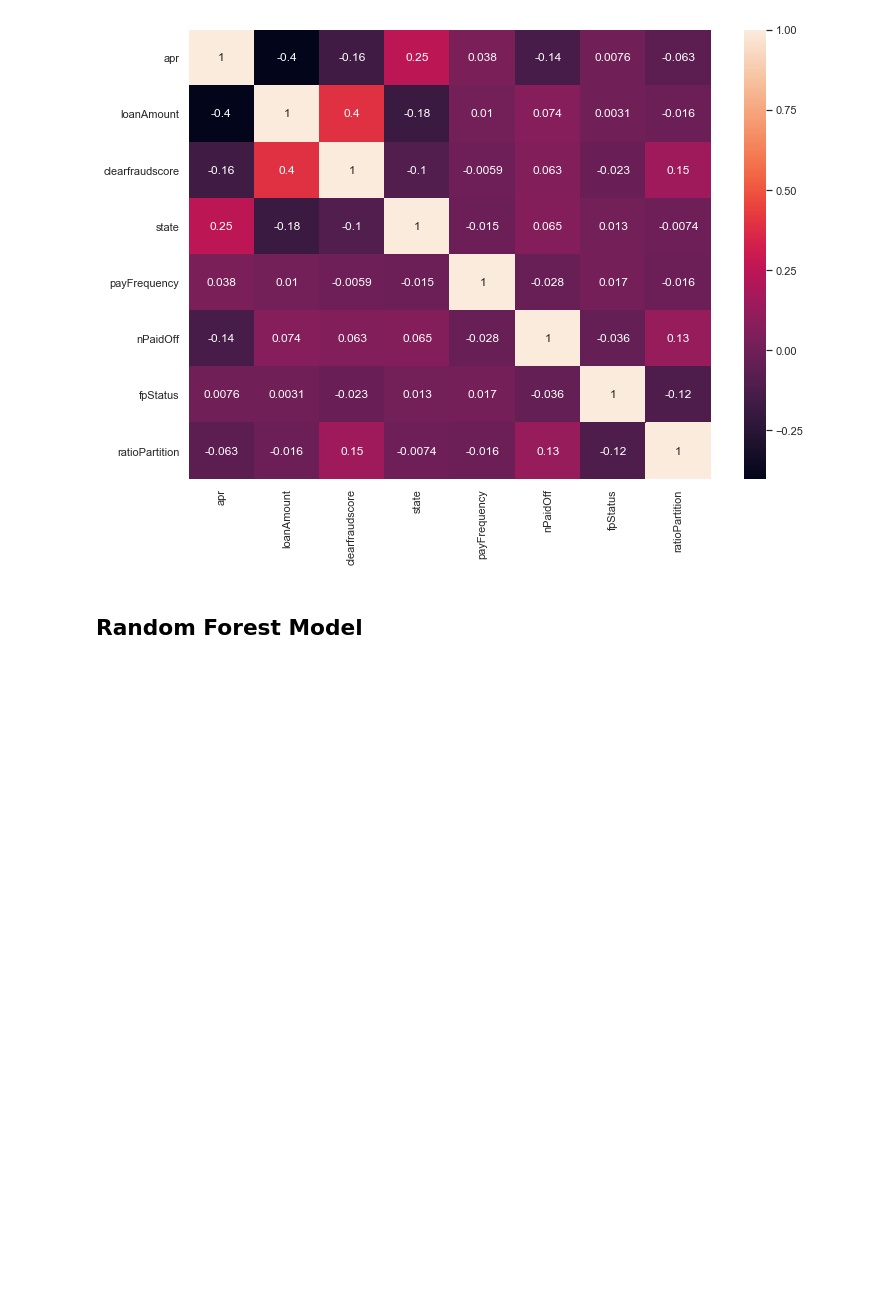
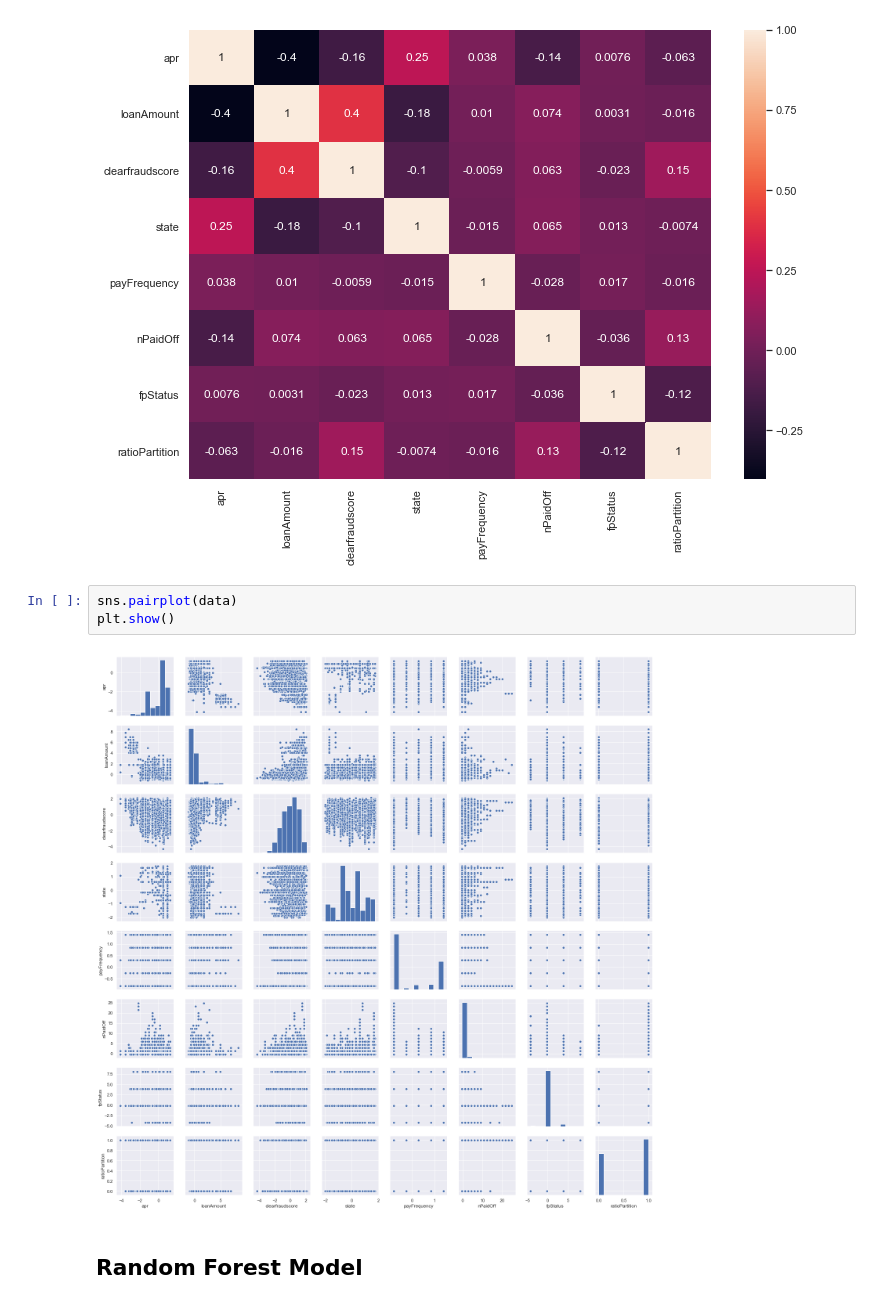
Before and after one commit to yhl48/Loan-Repayment, a Jupyter notebook: Credit Risk Assessment.ipynb, the cells around one changed output. Saved outputs shown, nothing was run; the diff lists cells and outputs as text; blank space fills up the shorter version.

Commit message:
pair plot

```diff
--- a/Credit Risk Assessment.ipynb
+++ b/Credit Risk Assessment.ipynb
@@ -346,6 +346,11 @@ sns.heatmap(data.corr(), annot=True)
 plt.show()
 # %% [output]
 [figure]
+# %%
+sns.pairplot(data)
+plt.show()
+# %% [output]
+[figure, added]
 # %% [markdown]
 ## Random Forest Model
 # %%
```
Also changed, not shown: parts of 16 cells of this notebook.
